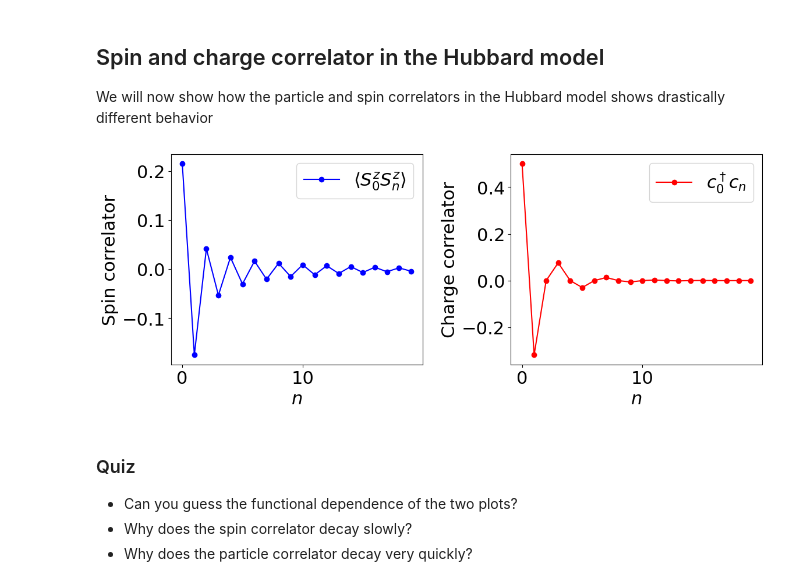
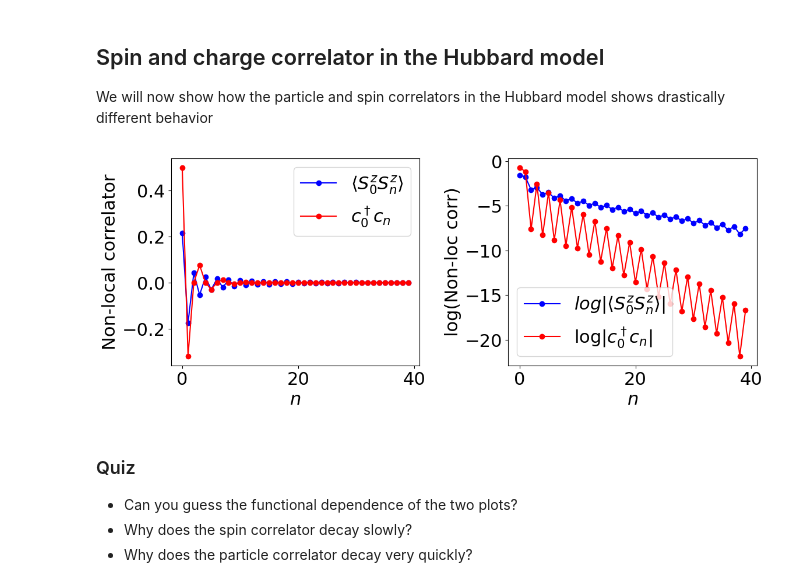
Before and after one commit to joselado/Advanced_Computational_Methods_Physics_2025, a Jupyter notebook: jupyter-notebooks/mps_many_body_fermionic.ipynb, the cells around one changed output. Cells and saved outputs as stored; diff of their text form; code cells hidden in the pictures.

```diff
--- a/jupyter-notebooks/mps_many_body_fermionic.ipynb
+++ b/jupyter-notebooks/mps_many_body_fermionic.ipynb
@@ -318,40 +318,45 @@ plt.tight_layout()
 We will now show how the particle and spin correlators in the Hubbard model shows drastically different behavior
 # %%
 from dmrgpy import fermionchain
-n = 20 # number of sites
+n = 40 # number of sites
 fc = fermionchain.Spinful_Fermionic_Chain(n)
 # first neighbor hopping
 h = 0
 for i in range(n-1):
     h = h + fc.Cdagup[i]*fc.Cup[i+1]
     h = h + fc.Cdagdn[i]*fc.Cdn[i+1]
 h = h + h.get_dagger() # Make Hermitian
 # Hubbard term
 for i in range(n):
     h = h + 4.*(fc.Nup[i]-.5)*(fc.Ndn[i]-.5)
 fc.set_hamiltonian(h) # initialize the Hamiltonian
 # compute the particle and spin correlator
 zz = [fc.vev(fc.Sz[0]*fc.Sz[i]).real for i in range(n)]
 cc = [fc.vev(fc.Cdagup[0]*fc.Cup[i]).real for i in range(n)]
 
+
 # now plot both
 plt.figure(figsize=(12,5))
 
 plt.subplot(1,2,1)
 plt.plot(range(len(zz)),zz,marker="o",c="blue",label="$\langle S^z_0S^z_n\\rangle$")
-plt.ylabel("Spin correlator")
+plt.plot(range(len(cc)),cc,marker="o",c="red",label="$c^\dagger_0 c_n$")
+plt.ylabel("Non-local correlator")
 plt.legend()
 plt.xlabel("$n$")
 plt.subplot(1,2,2)
-plt.plot(range(len(cc)),cc,marker="o",c="red",label="$c^\dagger_0 c_n$")
+logzz = np.log(np.abs(zz)) # log of abs
+logcc = np.log(np.abs(cc)) # log of abs
+plt.plot(range(len(zz)),logzz,marker="o",c="blue",label="$log|\langle S^z_0S^z_n\\rangle |$")
+plt.plot(range(len(cc)),logcc,marker="o",c="red",label="log$|c^\dagger_0 c_n|$")
 plt.legend()
-plt.ylabel("Charge correlator")
+plt.ylabel("log(Non-loc corr)")
 plt.xlabel("$n$")
 #plt.xlim([-0.2,4])
 
 plt.tight_layout()
 # %% [output]
-[figure, old version]
+[figure, new version]
 # %% [markdown]
 ### Quiz
 - Can you guess the functional dependence of the two plots?
```
